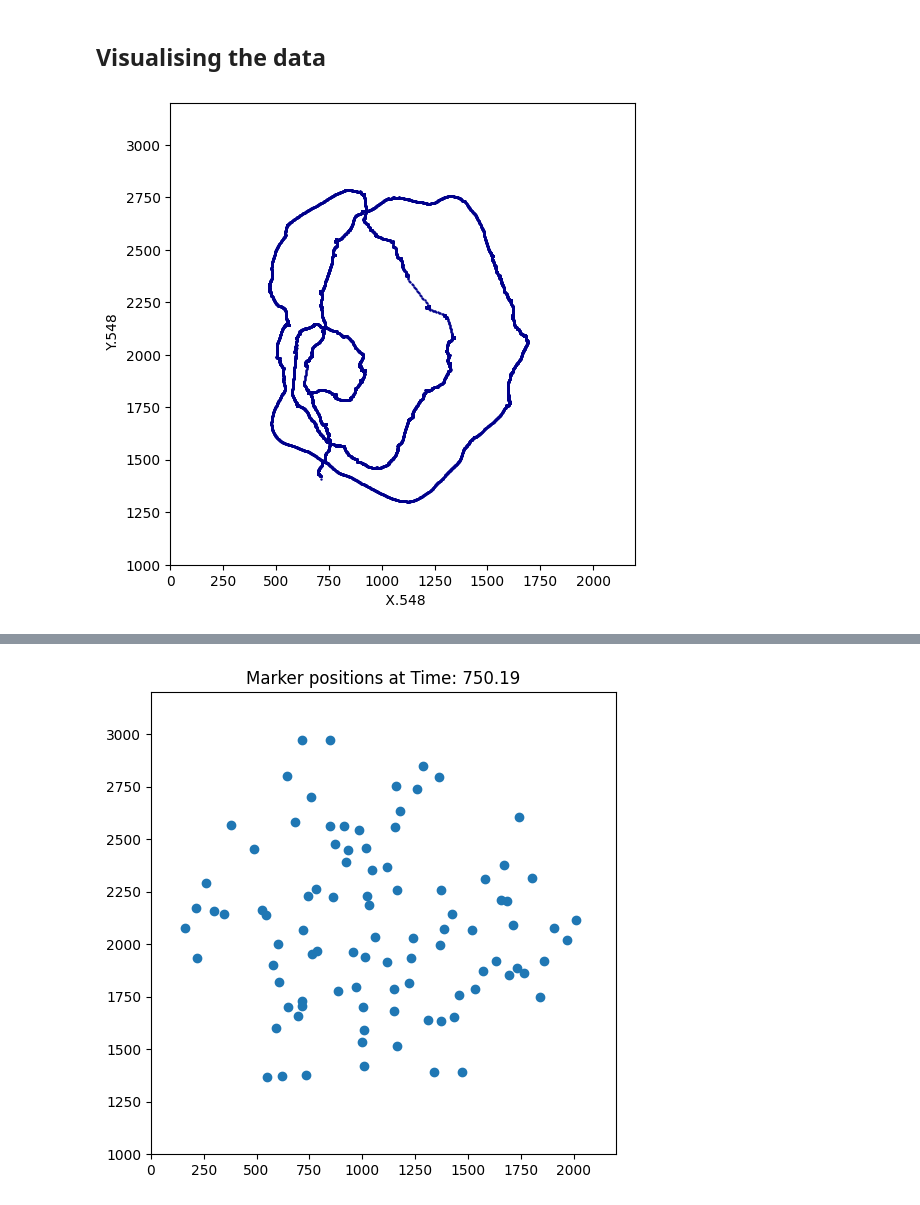
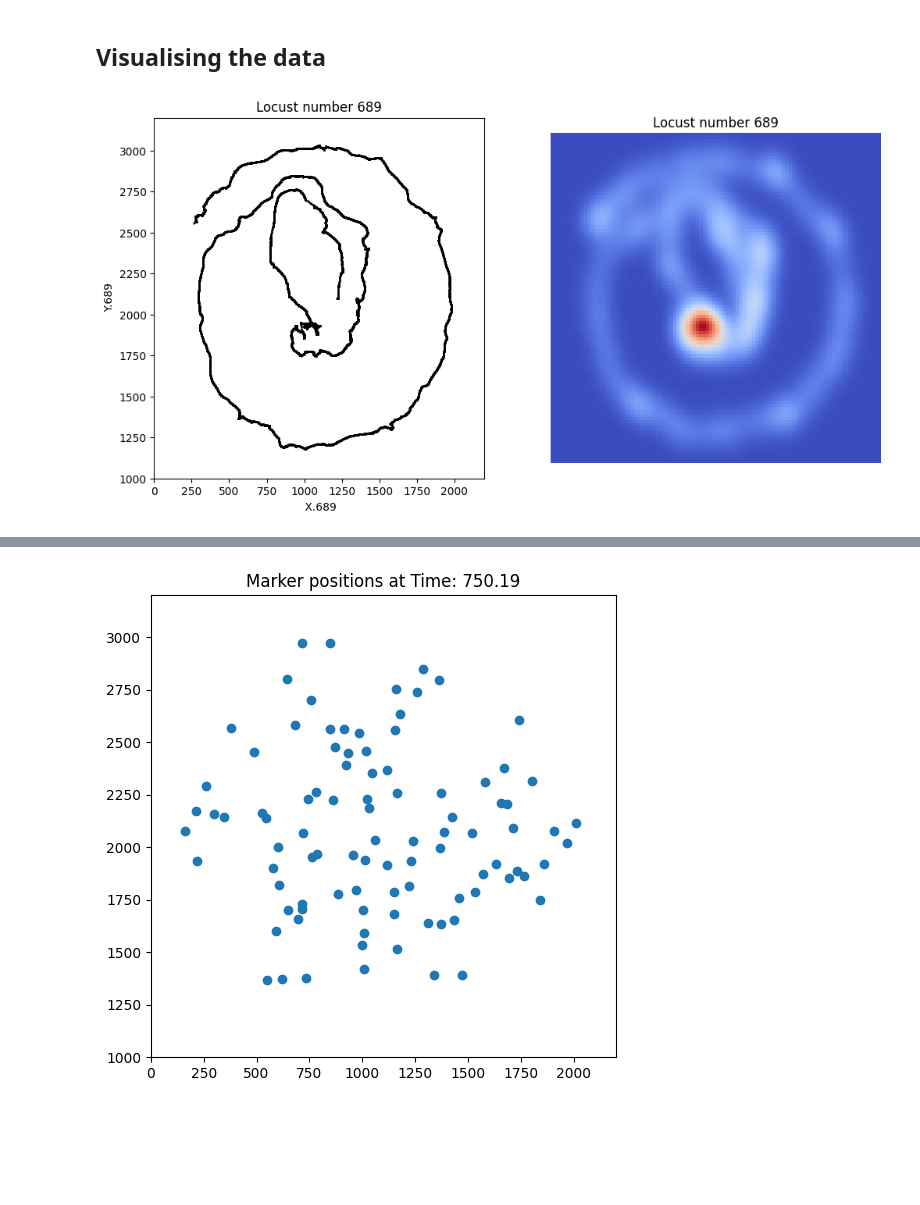
Before and after one commit to Mark-Bugden/Locust-Physics, a Jupyter notebook: Data_exploration.ipynb, the cells around one changed output, grey strips where cells are left out. Saved outputs shown, nothing was run; the diff lists cells and outputs as text; code cells hidden in the pictures; blank space fills up the shorter version.

```diff
--- a/Data_exploration.ipynb
+++ b/Data_exploration.ipynb
@@ -208,34 +210,60 @@ ndf[['Frame', f' X.{LocustNumber}', f' Y.{LocustNumber}', f' Z.{LocustNumber}',
 # %% [markdown]
 ## Visualising the data
 # %%
+%%time
 # Let's plot the trajectory of a random locust.
 
 # First, let's set up some reasonable min and max values for the x and y axes.
 xmin = 0
 xmax = 2200
 ymin = 1000
 ymax = 3200
 
-# We choose a random column using random.choice(marker_labels).
+# We choose a random locust using random.choice(locust_labels).
 LocustNumber = random.choice(locust_labels)
-
-
-# Plotting in matplotlib is a fairly standard exercise. You can play around with some of these options if you like.
-# Each matplotlib plot needs a fig and an ax.
-fig = plt.figure(figsize=(6,6))
-ax = plt.subplot(111)
 
 # Let us choose which part of the dataframe we are actually interested in plotting.
 # We will take only the part of ndf containing the columns corresponing to ' X.LocustNumber', ' Y.LocustNumber', ' Z.LocustNumber', and call this new dataframe plot_df
 plot_df = ndf[[f' X.{LocustNumber}', f' Y.{LocustNumber}', f' Z.{LocustNumber}']]
 
+
+
+# Plotting in matplotlib is a fairly standard exercise. You can play around with some of these options if you like.
+# Each matplotlib plot needs a fig and an ax.
+fig = plt.figure(figsize=(12,6))
+
+# This begins the first plot
+ax = plt.subplot(121)
+
 # Now that we have the dataframe we are interested in plotting, we can make a scatter plot of it from the following command.
-plot_df.plot.scatter(x=f' X.{LocustNumber}', y=f' Y.{LocustNumber}', c='DarkBlue', s=0.5, ax=ax )
+plot_df.plot.scatter(x=f' X.{LocustNumber}', y=f' Y.{LocustNumber}', c='Black', s=0.5, ax=ax )
 ax.set_xlim(xmin,xmax)
 ax.set_ylim(ymin,ymax)
+ax.set_title(str("Locust number " + str(LocustNumber)))
+
+
+
+# This begins the second plot
+ax = plt.subplot(122)
+
+datax = plot_df[f' X.{LocustNumber}'].dropna()
+datay = plot_df[f' Y.{LocustNumber}'].dropna()
+values = np.vstack((datax, datay))
+kernel = stats.gaussian_kde(values)
+
+X, Y = np.mgrid[xmin:xmax:100j, ymin:ymax:100j]
+positions = np.vstack([X.ravel(), Y.ravel()])
+Z = np.reshape(kernel(positions).T, X.shape)
+
+ax.imshow(np.rot90(Z), cmap = sns.color_palette("coolwarm", as_cmap=True),
+          extent=[xmin, xmax, ymin, ymax])
+
+
+ax.set_title(str("Locust number " + str(LocustNumber)))
+plt.axis('off')
 
 
 
 plt.show()
 # %% [output]
-[figure, old version]
+[figure, new version]
```
Also changed, not shown: parts of 6 cells of this notebook.
